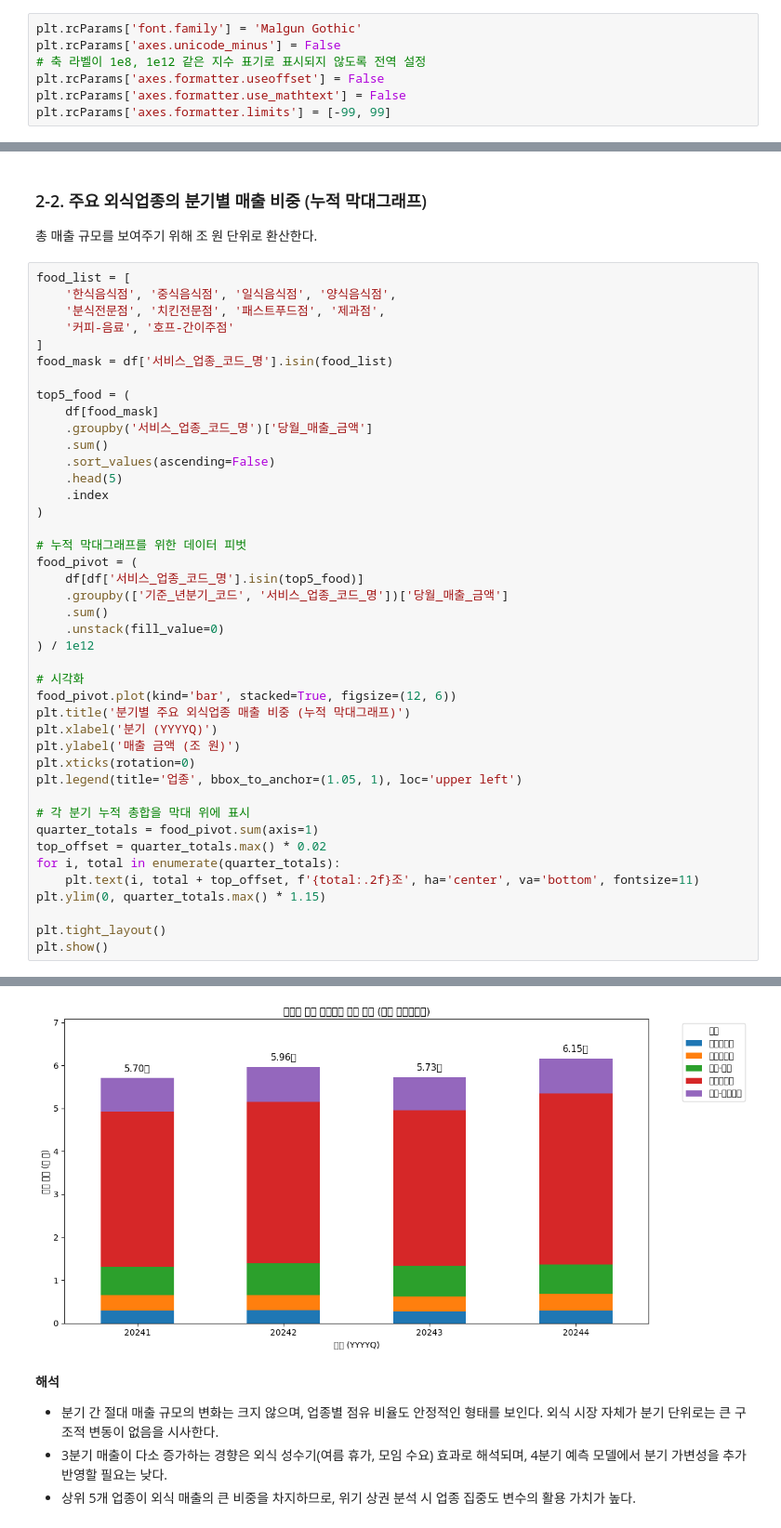
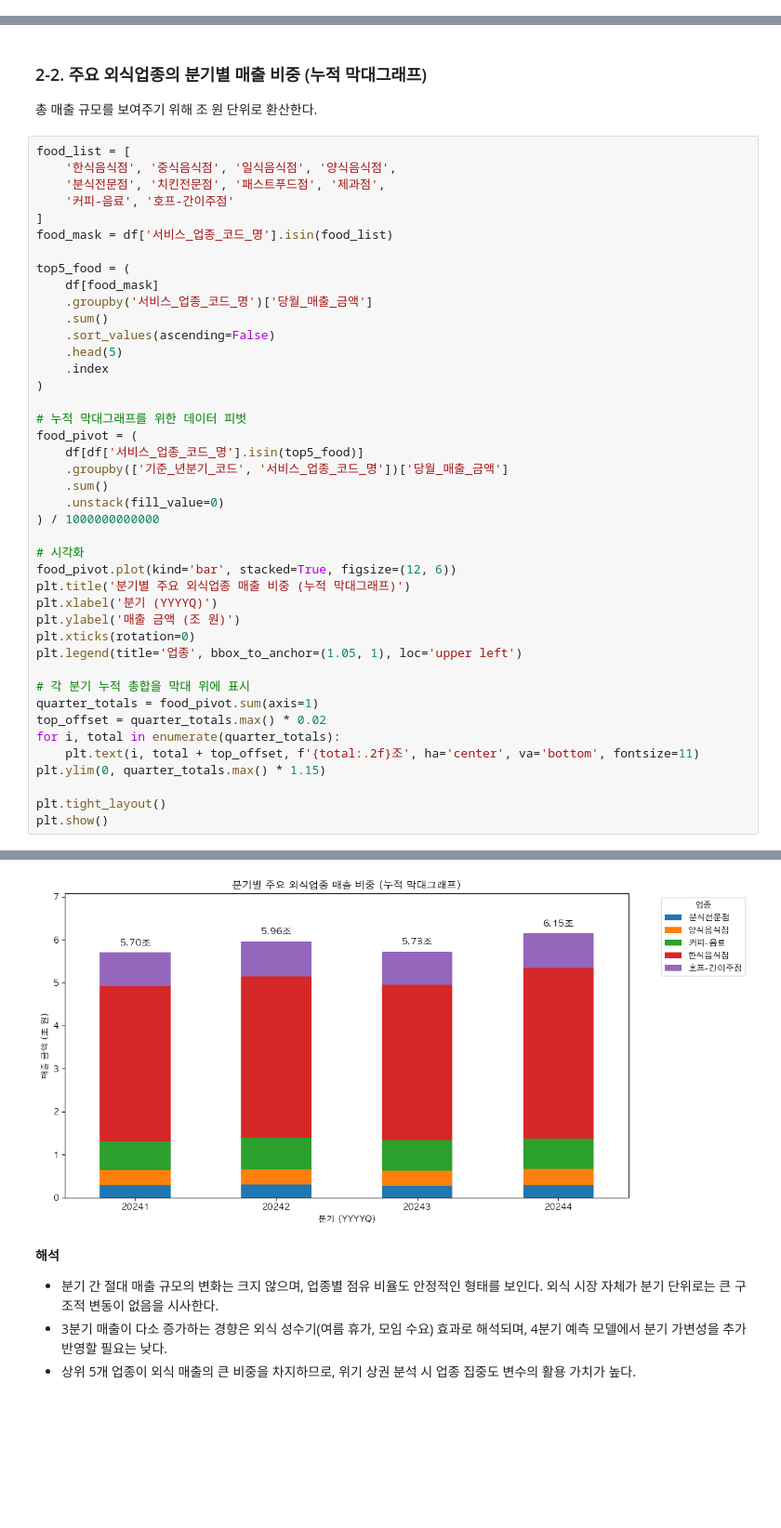
Before and after one commit to angry-cat55/datamining-final-exam, a Jupyter notebook: final_project(modified).ipynb, the cells around one changed output, grey strips where cells are left out. Shown at 93% size. Drawn from its saved outputs; the diff is of its cells as text; blank space fills up the shorter version.

```diff
--- a/final_project(modified).ipynb
+++ b/final_project(modified).ipynb
@@ -29,11 +15,4 @@ from sklearn.linear_model import LinearRegression
 from sklearn.metrics import mean_squared_error
 from sklearn.model_selection import GridSearchCV, train_test_split
 from sklearn.preprocessing import LabelEncoder, StandardScaler
-# %%
-plt.rcParams['font.family'] = 'Malgun Gothic'
-plt.rcParams['axes.unicode_minus'] = False
-# 축 라벨이 1e8, 1e12 같은 지수 표기로 표시되지 않도록 전역 설정
-plt.rcParams['axes.formatter.useoffset'] = False
-plt.rcParams['axes.formatter.use_mathtext'] = False
-plt.rcParams['axes.formatter.limits'] = [-99, 99]
 # %% [markdown]
@@ -372,7 +311,7 @@ food_pivot = (
     .groupby(['기준_년분기_코드', '서비스_업종_코드_명'])['당월_매출_금액']
     .sum()
     .unstack(fill_value=0)
-) / 1e12
+) / 1000000000000
 
 # 시각화
 food_pivot.plot(kind='bar', stacked=True, figsize=(12, 6))
@@ -412,4 +334,4 @@ findfont: Font family 'Malgun Gothic' not found.
-[figure, old version]
+[figure, new version]
 # %% [markdown]
 **해석**
 
```
Also changed, not shown: parts of 23 cells of this notebook.
